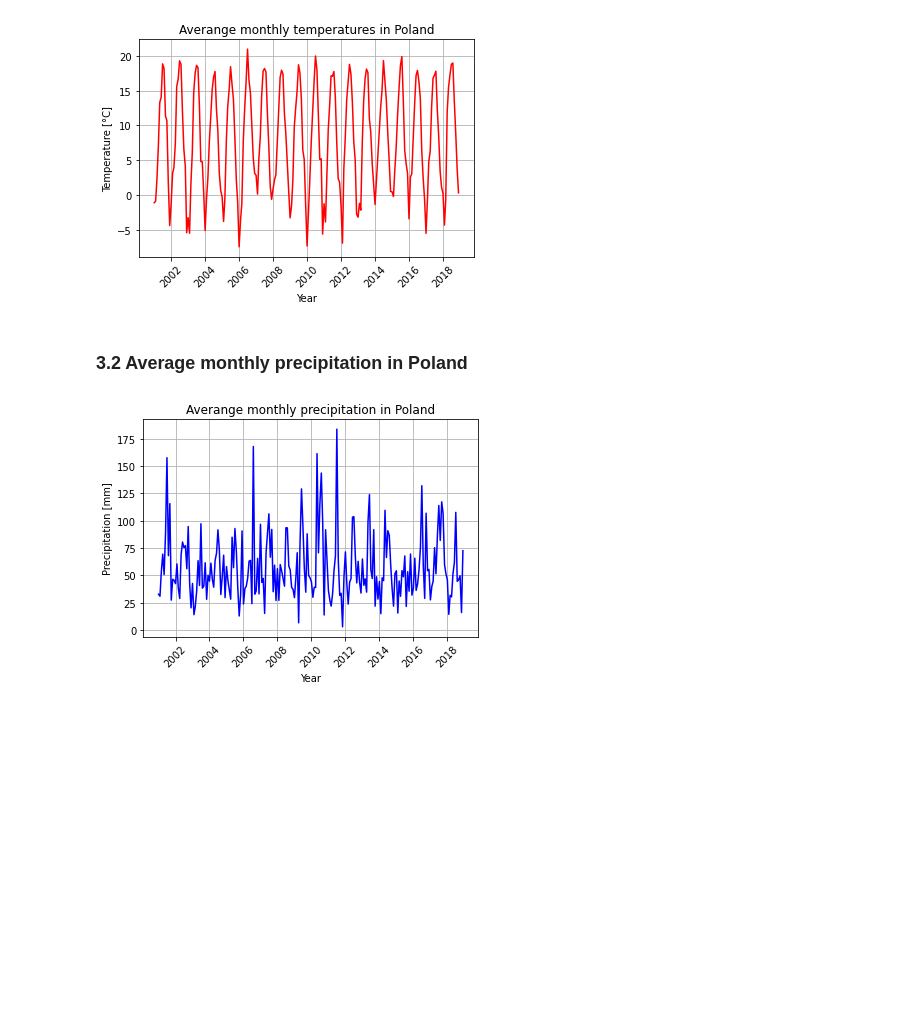
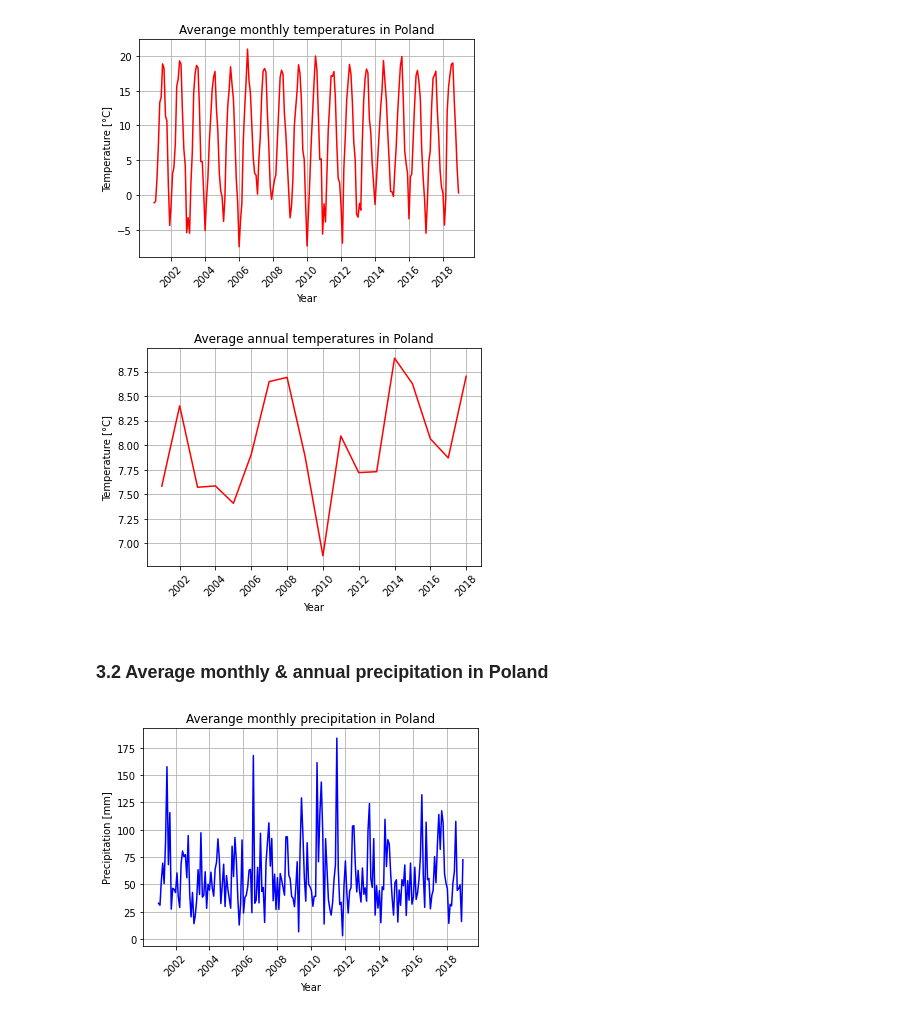
Before and after one commit to wkrzywiec/polish-crops, a Jupyter notebook: polish-crops.ipynb, the cells around one changed output. Drawn from its saved outputs; the diff is of its cells as text; code cells hidden in the pictures; blank space fills up the shorter version.

Commit message:
annual tempreture and precipitation charts

```diff
--- a/polish-crops.ipynb
+++ b/polish-crops.ipynb
@@ -241,8 +243,22 @@ plt.grid()
 plt.show()
 # %% [output]
 [figure]
+# %%
+x = list(dict.fromkeys([datetime.datetime(year, 1, 1) for year in temperature_df['Year']]))
+y = temperature_df.groupby('Year').mean()['Temperature [°C]'].values
+
+plt.plot(x, y, color='red')
+
+plt.title('Average annual temperatures in Poland')
+plt.ylabel('Temperature [°C]')
+plt.xlabel('Year')
+plt.xticks(rotation=45)
+plt.grid()
+plt.show()
+# %% [output]
+[figure, added]
 # %% [markdown]
-### 3.2 Average monthly precipitation in Poland
+### 3.2 Average monthly & annual precipitation in Poland
 # %%
 precipitation_df = pd.read_csv(precipitation_data_path)
 x = [datetime.datetime.strptime(date, '%m-%Y') for date in precipitation_df['Date']]
```
Also changed, not shown: parts of 5 cells of this notebook.
